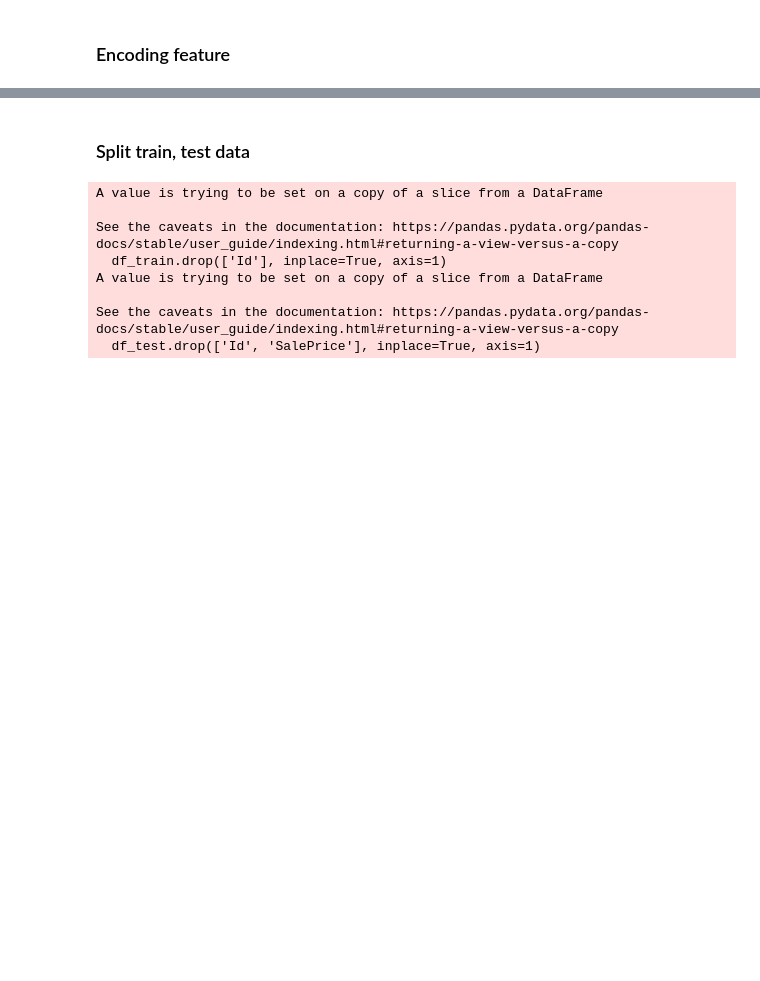
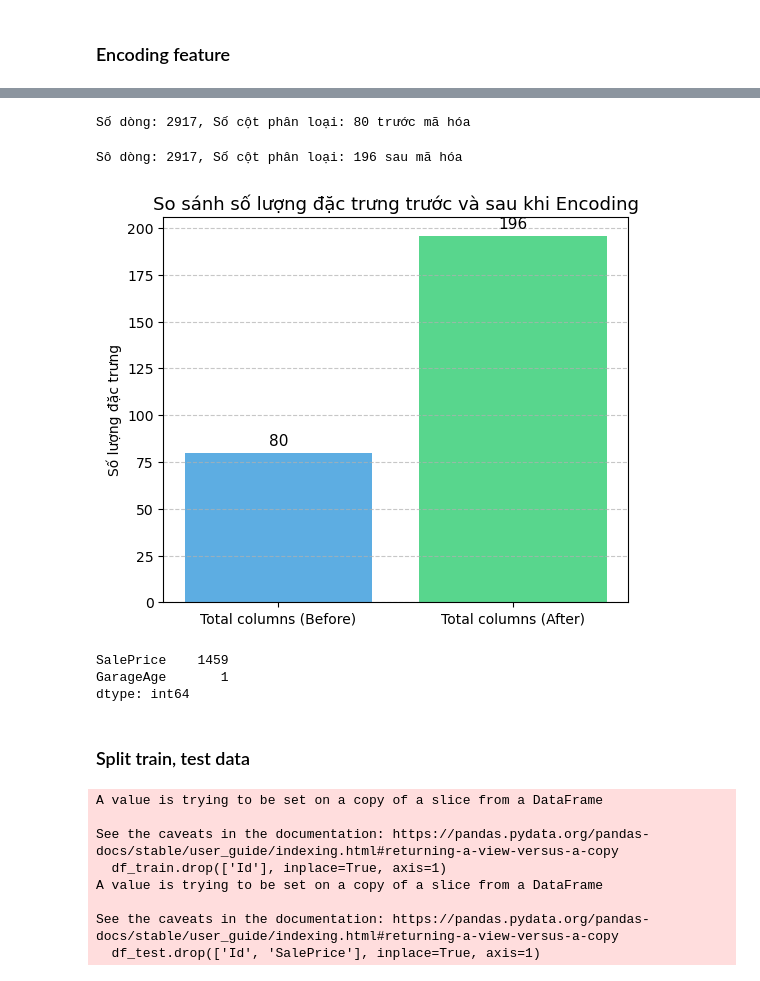
Before and after one commit to MinhNguyen-leo/SGU25_ML_GroupProject, a Jupyter notebook: Challenge2_HousePrice/houseprice_prediction.ipynb, the cells around one changed output, grey strips where cells are left out. Cells and saved outputs as stored; diff of their text form; code cells hidden in the pictures; blank space fills up the shorter version.

```diff
--- a/Challenge2_HousePrice/houseprice_prediction.ipynb
+++ b/Challenge2_HousePrice/houseprice_prediction.ipynb
@@ -166,3 +186,7 @@ for col in skew_df[skew_df['Skew'] == True]['Feature']:
     df[col] = np.log1p(df[col])
 # %% [markdown]
 ### Encoding feature
+# %%
+numerical_cols = df.select_dtypes(exclude=['object']).columns
+
+numerical_cols
@@ -172,4 +207,8 @@ categorical_cols = df.select_dtypes(include=['object']).columns
 df_categorical = df[categorical_cols].copy()
+# %%
+print(f"Số dòng: {df.shape[0]}, Số cột phân loại: {df.shape[1]} trước mã hóa")
+# %% [output]
+Số dòng: 2917, Số cột phân loại: 80 trước mã hóa
 # %%
 ordinal_1 = ['ExterQual' , 'ExterCond' , 'BsmtQual', 'BsmtCond', 'HeatingQC', 'KitchenQual', 'FireplaceQu', 'GarageQual', 'GarageCond', 'PoolQC']
 
@@ -205,6 +244,42 @@ ohe = df_categorical.columns.tolist()
 df_encoded = pd.get_dummies(df_categorical, columns=ohe, drop_first=True).astype(int)
 
 df = pd.concat([df.drop(columns = ohe), df_encoded], axis=1)
+# %%
+print(f"Sô dòng: {df.shape[0]}, Số cột phân loại: {df.shape[1]} sau mã hóa")
+# %% [output]
+Sô dòng: 2917, Số cột phân loại: 196 sau mã hóa
+# %%
+import matplotlib.pyplot as plt
+
+# Số lượng đặc trưng trước và sau khi mã hóa
+before_categorical = len(ordinal_1 + ordinal_2) + len(ohe) + len(df[numerical_cols].columns)  # tổng số cột phân loại ban đầu
+after_total = df.shape[1]                           # tổng số cột sau khi encode
+
+# Dữ liệu vẽ
+categories = ['Total columns (Before)', 'Total columns (After)']
+values = [before_categorical, after_total]
+
+# Vẽ biểu đồ
+plt.figure(figsize=(6, 5))
+bars = plt.bar(categories, values, color=['#5DADE2', '#58D68D'])
+
+# Ghi giá trị lên đầu cột
+for bar in bars:
+    plt.text(bar.get_x() + bar.get_width()/2, bar.get_height() + 2,
+             f'{int(bar.get_height())}', ha='center', va='bottom', fontsize=11)
+
+plt.title('So sánh số lượng đặc trưng trước và sau khi Encoding', fontsize=13)
+plt.ylabel('Số lượng đặc trưng')
+plt.grid(axis='y', linestyle='--', alpha=0.7)
+plt.show()
+# %% [output]
+[figure, added]
+# %%
+missing_values(df)
+# %% [output]
+SalePrice    1459
+GarageAge       1
+dtype: int64
 # %% [markdown]
 ### Split train, test data
 # %%
```
Also changed, not shown: parts of 17 cells of this notebook, 14 other files.
